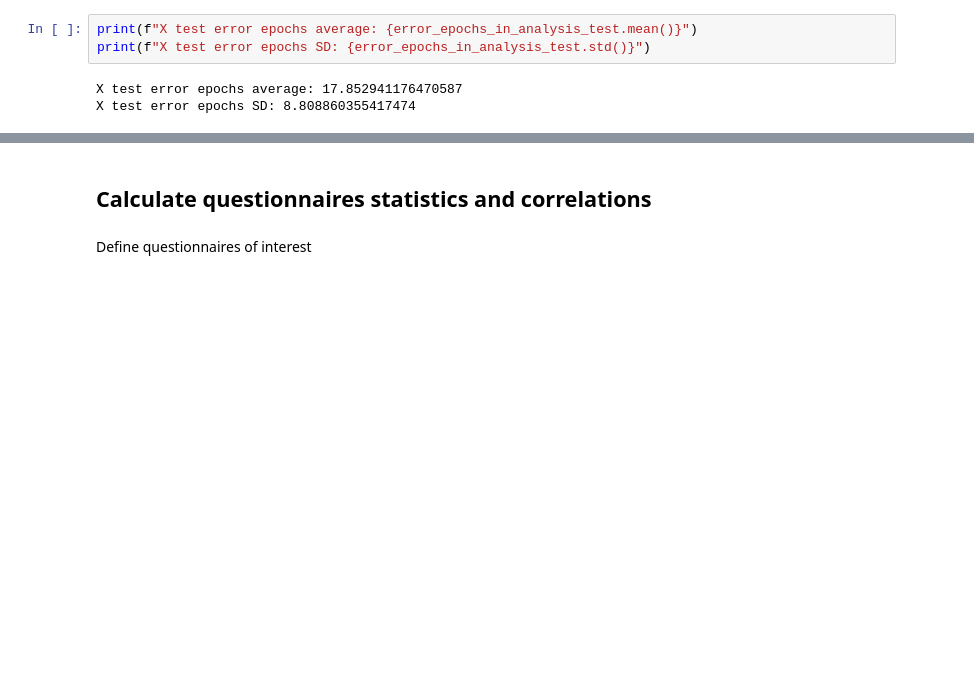
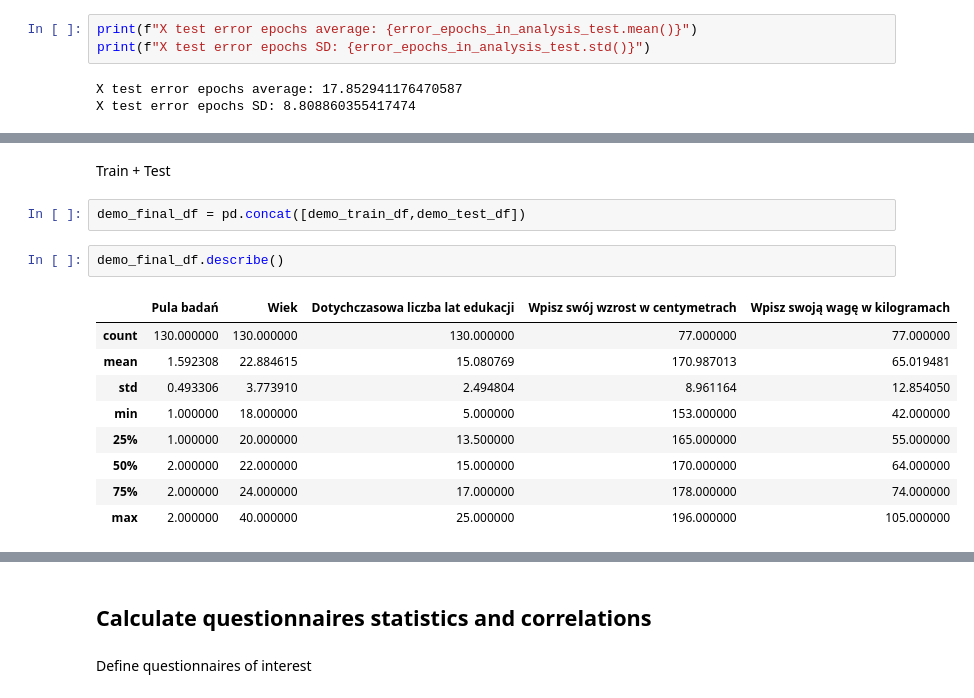
Before and after one commit to abelowska/erroneurous, a Jupyter notebook: notebooks/behavioral_results.ipynb, the cells around one changed output, grey strips where cells are left out. Cells and saved outputs as stored; diff of their text form; blank space fills up the shorter version.

```diff
--- a/notebooks/behavioral_results.ipynb
+++ b/notebooks/behavioral_results.ipynb
@@ -448,0 +528,16 @@ X test error epochs SD: 8.808860355417474
+# %% [markdown]
+Train + Test
+# %%
+demo_final_df = pd.concat([demo_train_df,demo_test_df])
+# %%
+demo_final_df.describe()
+# %% [output]
+|  | Pula badań | Wiek | Dotychczasowa liczba lat edukacji | Wpisz swój wzrost w centymetrach | Wpisz swoją wagę w kilogramach |
+| count | 130.000000 | 130.000000 | 130.000000 | 77.000000 | 77.000000 |
+| mean | 1.592308 | 22.884615 | 15.080769 | 170.987013 | 65.019481 |
+| std | 0.493306 | 3.773910 | 2.494804 | 8.961164 | 12.854050 |
+| min | 1.000000 | 18.000000 | 5.000000 | 153.000000 | 42.000000 |
+| 25% | 1.000000 | 20.000000 | 13.500000 | 165.000000 | 55.000000 |
+| 50% | 2.000000 | 22.000000 | 15.000000 | 170.000000 | 64.000000 |
+| 75% | 2.000000 | 24.000000 | 17.000000 | 178.000000 | 74.000000 |
+| max | 2.000000 | 40.000000 | 25.000000 | 196.000000 | 105.000000 |
```
Also changed, not shown: parts of 16 cells of this notebook.
